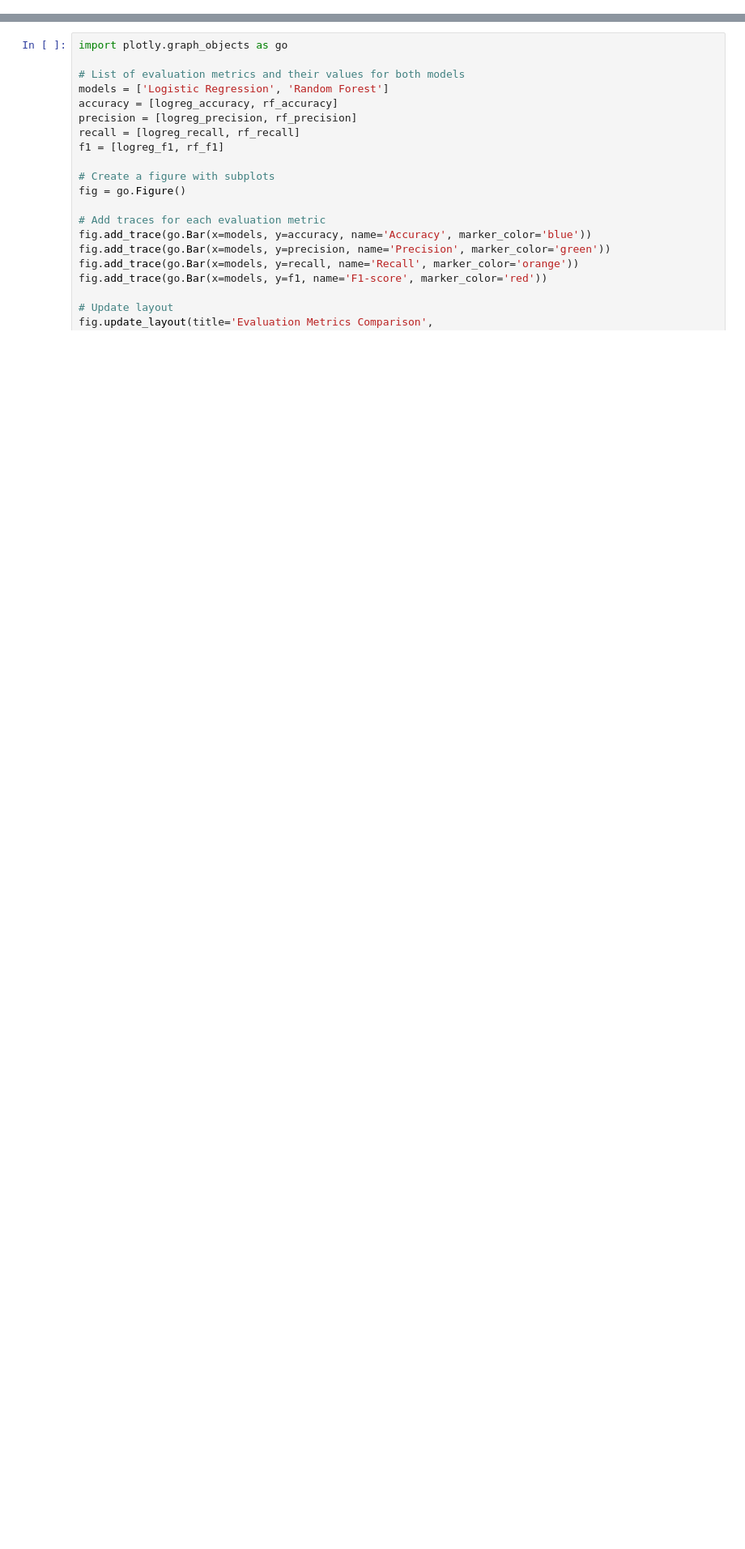
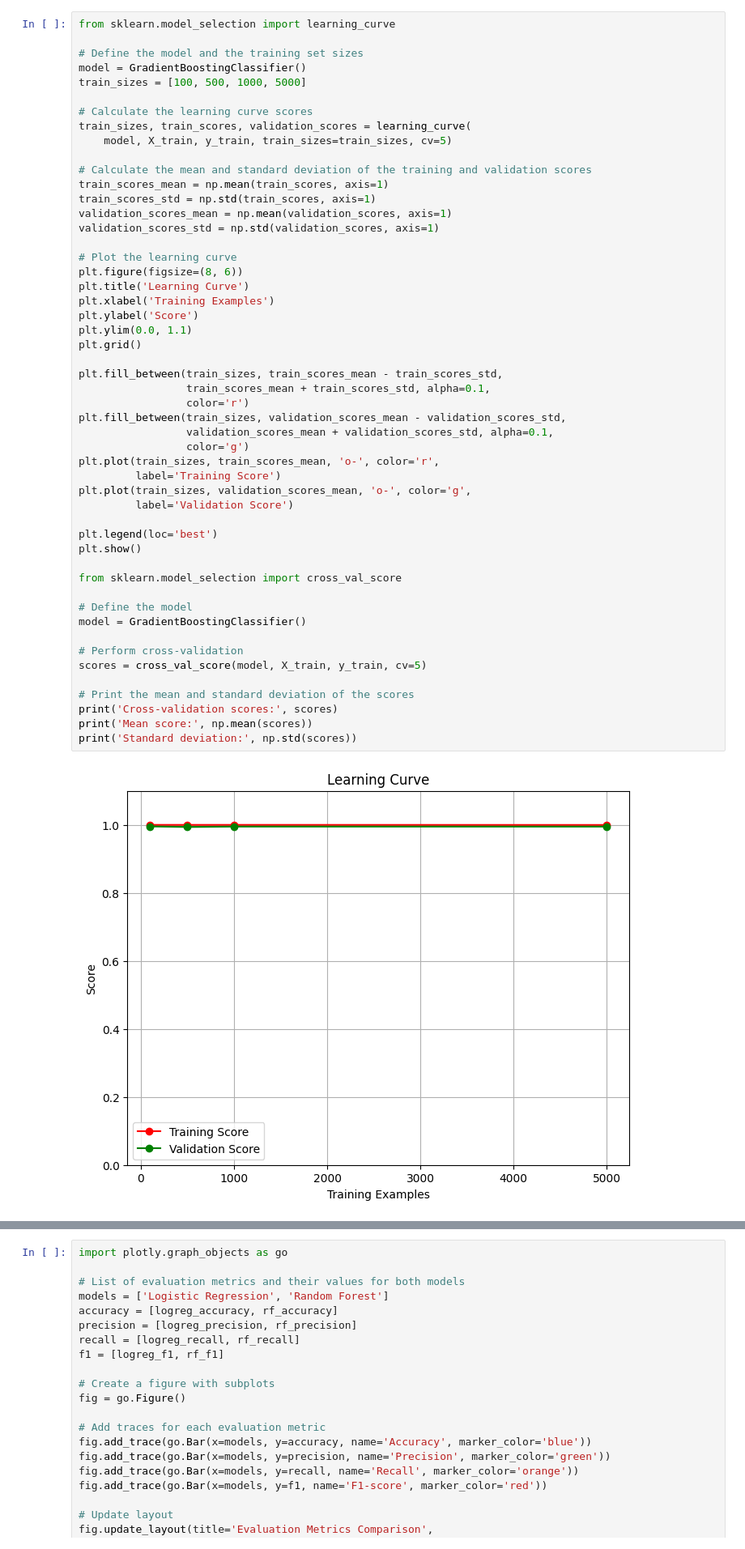
Before and after one commit to ghadfield32/nba_analysis, a Jupyter notebook: nba_lr_22_23_season.ipynb, the cells around one changed output, grey strips where cells are left out. Shown at 81% size. Drawn from its saved outputs; the diff is of its cells as text; blank space fills up the shorter version.

```diff
--- a/nba_lr_22_23_season.ipynb
+++ b/nba_lr_22_23_season.ipynb
@@ -625,0 +655,53 @@ Gradient Boosting Confusion Matrix:
+# %%
+from sklearn.model_selection import learning_curve
+
+# Define the model and the training set sizes
+model = GradientBoostingClassifier()
+train_sizes = [100, 500, 1000, 5000]
+
+# Calculate the learning curve scores
+train_sizes, train_scores, validation_scores = learning_curve(
+    model, X_train, y_train, train_sizes=train_sizes, cv=5)
+
+# Calculate the mean and standard deviation of the training and validation scores
+train_scores_mean = np.mean(train_scores, axis=1)
+train_scores_std = np.std(train_scores, axis=1)
+validation_scores_mean = np.mean(validation_scores, axis=1)
+validation_scores_std = np.std(validation_scores, axis=1)
+
+# Plot the learning curve
+plt.figure(figsize=(8, 6))
+plt.title('Learning Curve')
+plt.xlabel('Training Examples')
+plt.ylabel('Score')
+plt.ylim(0.0, 1.1)
+plt.grid()
+
+plt.fill_between(train_sizes, train_scores_mean - train_scores_std,
+                 train_scores_mean + train_scores_std, alpha=0.1,
+                 color='r')
+plt.fill_between(train_sizes, validation_scores_mean - validation_scores_std,
+                 validation_scores_mean + validation_scores_std, alpha=0.1,
+                 color='g')
+plt.plot(train_sizes, train_scores_mean, 'o-', color='r',
+         label='Training Score')
+plt.plot(train_sizes, validation_scores_mean, 'o-', color='g',
+         label='Validation Score')
+
+plt.legend(loc='best')
+plt.show()
+
+from sklearn.model_selection import cross_val_score
+
+# Define the model
+model = GradientBoostingClassifier()
+
+# Perform cross-validation
+scores = cross_val_score(model, X_train, y_train, cv=5)
+
+# Print the mean and standard deviation of the scores
+print('Cross-validation scores:', scores)
+print('Mean score:', np.mean(scores))
+print('Standard deviation:', np.std(scores))
+# %% [output]
+[figure, added]
```
Also changed, not shown: parts of 12 cells of this notebook.
